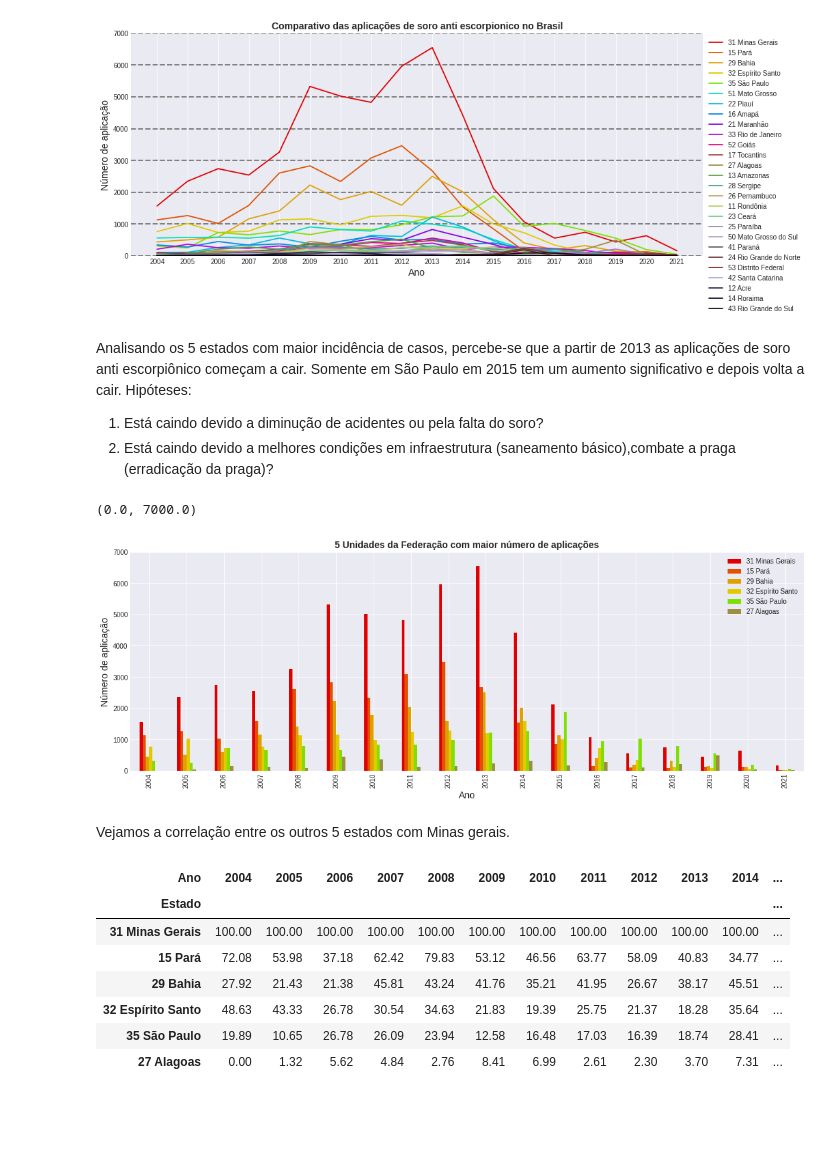
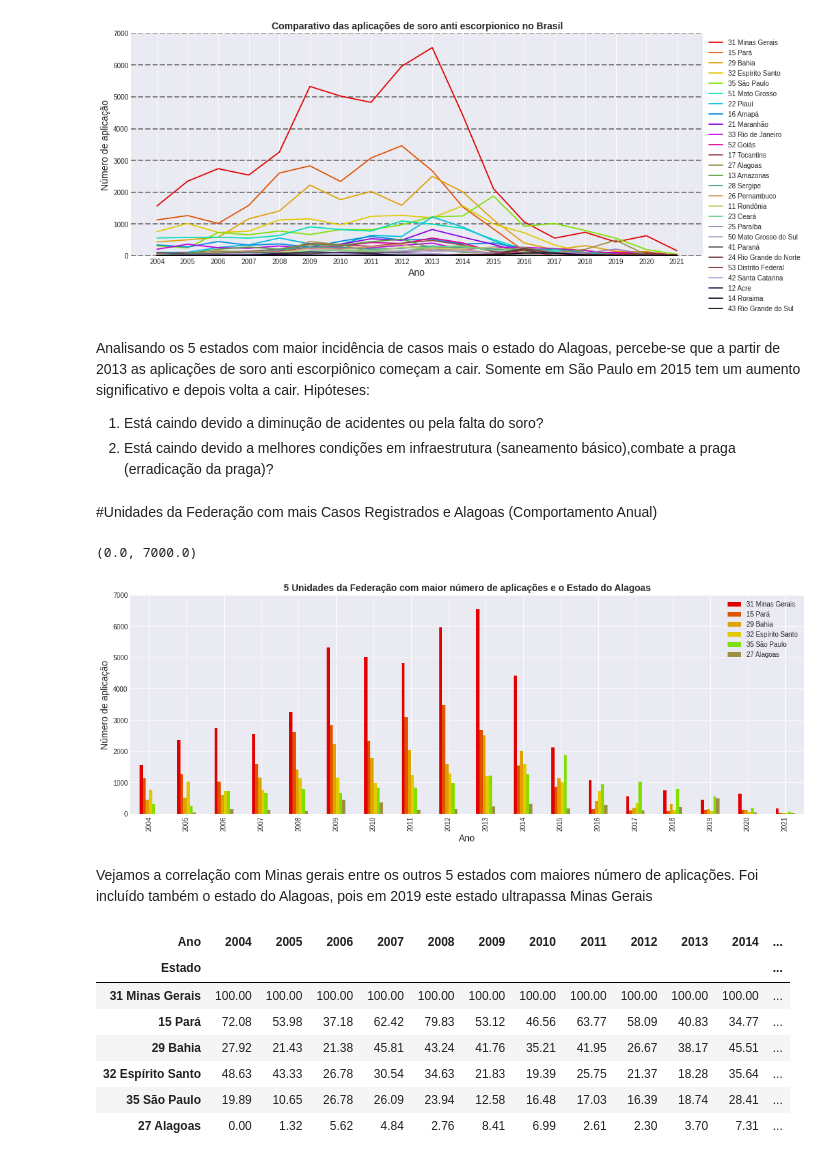
Before and after one commit to laugustovieira/Soro_Anti_Escorpionico, a Jupyter notebook: noteboocks/soro_anti_escorpionico.ipynb, the cells around one changed output. Drawn from its saved outputs; the diff is of its cells as text; code cells hidden in the pictures; blank space fills up the shorter version.

Commit message:
Incluindo mais informações sobre os gráficos

```diff
--- a/noteboocks/soro_anti_escorpionico.ipynb
+++ b/noteboocks/soro_anti_escorpionico.ipynb
@@ -135,30 +151,38 @@ plt.show()
 # %% [output]
 [figure]
 # %% [markdown]
-Analisando os 5 estados com maior incidência de casos, percebe-se que a partir de 2013 as aplicações de soro anti escorpiônico começam a cair. Somente
+Analisando os 5 estados com maior incidência de casos mais o estado do Alagoas, percebe-se que a partir de 2013 as aplicações de soro anti escorpiônico começam a cair. Somente
 em São Paulo em 2015 tem um aumento significativo e depois volta a cair.
 Hipóteses:
 1. Está caindo devido a diminução de acidentes ou pela falta do soro?
 2. Está caindo devido a melhores condições em infraestrutura (saneamento básico),combate a praga (erradicação da praga)?
+# %% [markdown]
+#Unidades da Federação com mais Casos Registrados e Alagoas (Comportamento Anual)
 # %%
+# selecionando as colunas para aparecer no eixo x
 eixo_x = dados_regiao_ano_ordenado_agrupado.columns[:25].tolist()
 eixo_x = [int(val) for val in eixo_x]
+
 cinco_primeiros = dados_regiao_ano_ordenado_agrupado.index.to_list()[0:5]
 cinco_primeiros.insert(6,"27 Alagoas")
 dados_regiao_cinco_primeiros = dados_regiao_ano_ordenado_agrupado.loc[cinco_primeiros]
 ax = dados_regiao_cinco_primeiros.T.plot(kind= "bar",figsize=(18,6), color=colors2, stacked= False)
 plt.legend(bbox_to_anchor=(1,1))
+
+#definindo os labels do eixo x
 ax.set_xticks(range(len(eixo_x)))
 ax.set_xticklabels(eixo_x)
 
+#definindo os labels dos eixos e o título do gráfico
 plt.ylabel('Número de aplicação', fontsize=14)
 plt.xlabel('Ano', fontsize=14)
-plt.title('5 Unidades da Federação com maior número de aplicações', fontsize = 14, fontweight = 'bold')
+plt.title('5 Unidades da Federação com maior número de aplicações e o Estado do Alagoas', fontsize = 14, fontweight = 'bold')
 
+#garantindo que o gráfico iniciará do 0
 plt.ylim(0,7000)
 # %% [output]
 (0.0, 7000.0)
-[figure, old version]
+[figure, new version]
 # %% [markdown]
-Vejamos a correlação entre os outros 5 estados com Minas gerais.
+Vejamos a correlação com Minas gerais entre os outros 5 estados com maiores número de aplicações. Foi incluído também o estado do Alagoas, pois em 2019 este estado ultrapassa Minas Gerais
 # %%
```
Also changed, not shown: parts of 16 cells of this notebook.
